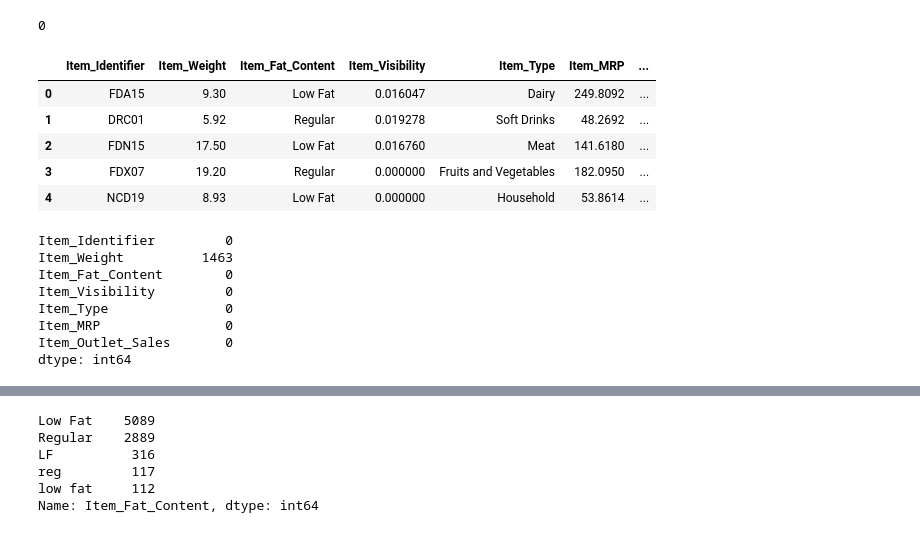
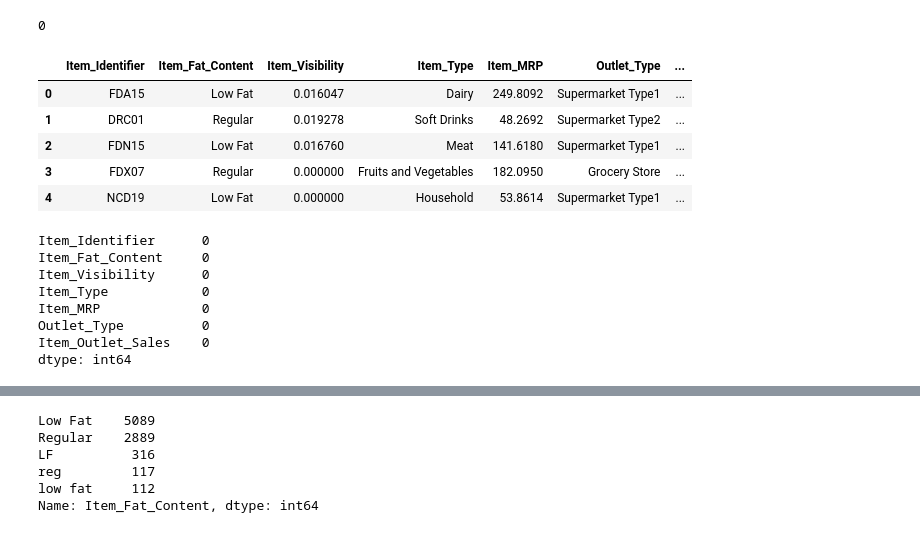
Before and after one commit to SeanRommes/food-sales-predictions, a Jupyter notebook: food_sales_predictions.ipynb, the cells around one changed output, grey strips where cells are left out. Drawn from its saved outputs; the diff is of its cells as text; code cells hidden in the pictures.

```diff
--- a/food_sales_predictions.ipynb
+++ b/food_sales_predictions.ipynb
@@ -32,26 +36,26 @@ df.duplicated().sum()
 # %%
 # I'm having a hard time determining if these columns are useful for analysis
 # so i'm considering dropping these: Outlet Identifier, Outlet establishment year,
-# outlet size, location type, and outlet type
+# outlet size, location type, and item weight
 # may consider dropping Item weights to focus on what the item was and how well it sold but tbd
-df = df.drop(columns =['Outlet_Identifier','Outlet_Establishment_Year', 'Outlet_Size','Outlet_Location_Type','Outlet_Type'])
+df = df.drop(columns =['Outlet_Identifier','Outlet_Establishment_Year', 'Outlet_Size','Outlet_Location_Type','Item_Weight'])
 df.head()
 # %% [output]
-|  | Item_Identifier | Item_Weight | Item_Fat_Content | Item_Visibility | Item_Type | Item_MRP | ... |
-| 0 | FDA15 | 9.30 | Low Fat | 0.016047 | Dairy | 249.8092 | ... |
-| 1 | DRC01 | 5.92 | Regular | 0.019278 | Soft Drinks | 48.2692 | ... |
-| 2 | FDN15 | 17.50 | Low Fat | 0.016760 | Meat | 141.6180 | ... |
-| 3 | FDX07 | 19.20 | Regular | 0.000000 | Fruits and Vegetables | 182.0950 | ... |
-| 4 | NCD19 | 8.93 | Low Fat | 0.000000 | Household | 53.8614 | ... |
+|  | Item_Identifier | Item_Fat_Content | Item_Visibility | Item_Type | Item_MRP | Outlet_Type | ... |
+| 0 | FDA15 | Low Fat | 0.016047 | Dairy | 249.8092 | Supermarket Type1 | ... |
+| 1 | DRC01 | Regular | 0.019278 | Soft Drinks | 48.2692 | Supermarket Type2 | ... |
+| 2 | FDN15 | Low Fat | 0.016760 | Meat | 141.6180 | Supermarket Type1 | ... |
+| 3 | FDX07 | Regular | 0.000000 | Fruits and Vegetables | 182.0950 | Grocery Store | ... |
+| 4 | NCD19 | Low Fat | 0.000000 | Household | 53.8614 | Supermarket Type1 | ... |
 # %%
 # looking for missing values
 df.isna().sum()
 # %% [output]
-Item_Identifier         0
-Item_Weight          1463
-Item_Fat_Content        0
-Item_Visibility         0
-Item_Type               0
-Item_MRP                0
-Item_Outlet_Sales       0
+Item_Identifier      0
+Item_Fat_Content     0
+Item_Visibility      0
+Item_Type            0
+Item_MRP             0
+Outlet_Type          0
+Item_Outlet_Sales    0
 dtype: int64
```
Also changed, not shown: parts of 22 cells of this notebook.
